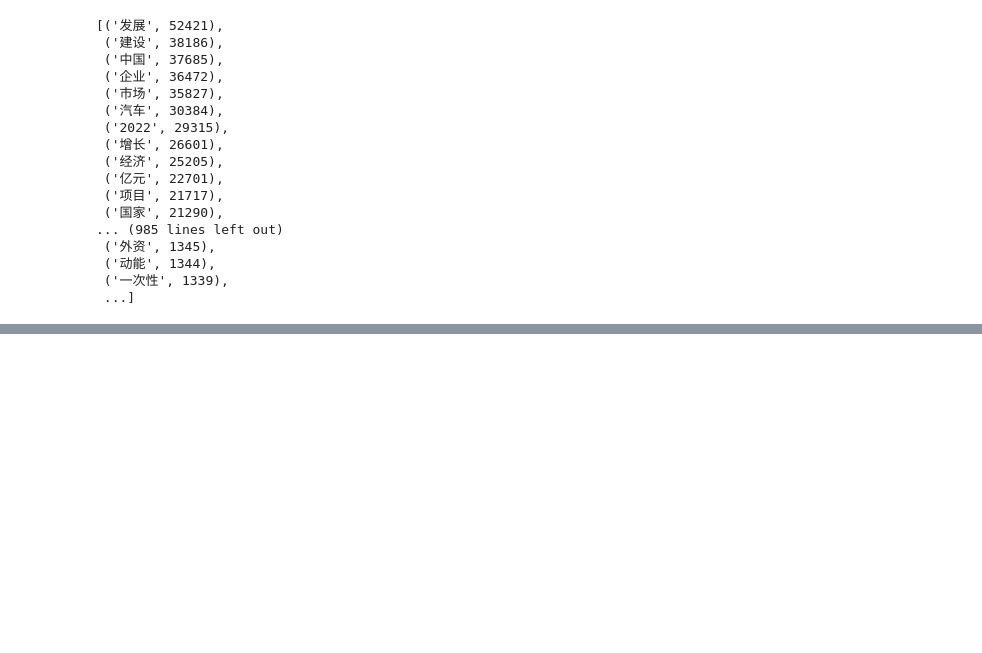
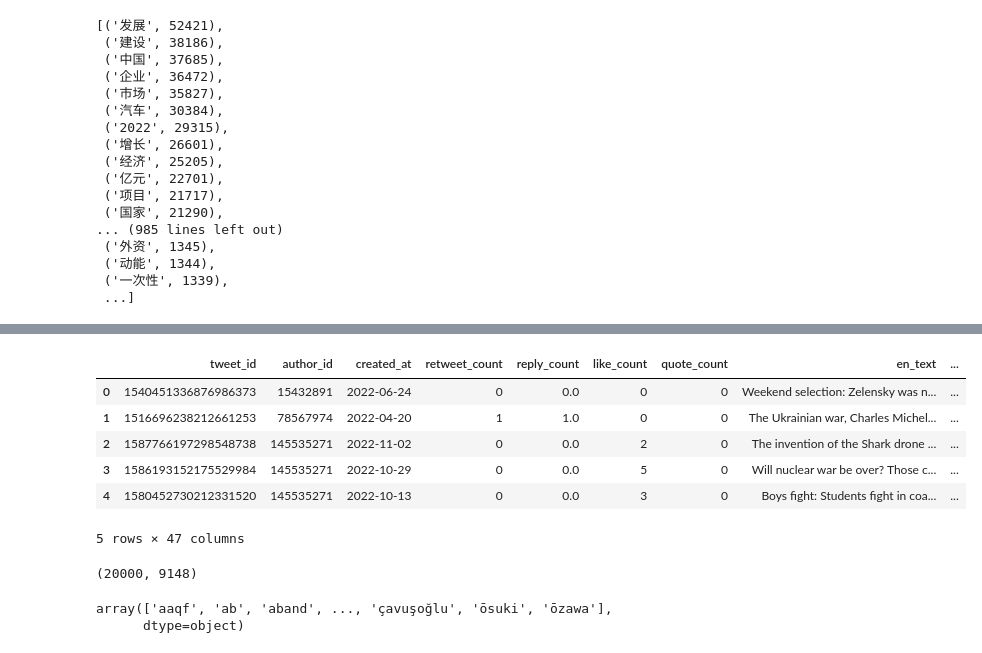
Before and after one commit to Fanhr/Text-Analysis-2024-Spring-Workshop, a Jupyter notebook: Bag_of_Words.ipynb, the cells around one changed output, grey strips where cells are left out. Drawn from its saved outputs; the diff is of its cells as text; code cells hidden in the pictures; blank space fills up the shorter version.

```diff
--- a/Bag_of_Words.ipynb
+++ b/Bag_of_Words.ipynb
@@ -318,0 +341,8 @@ sorted(word_freq.items(),key = lambda x:x[1], reverse=True)
+# %%
+tokenizer = TweetTokenizer()
+lemmatizer = WordNetLemmatizer()
+
+nltk.download('omw-1.4')
+nltk.download('wordnet')
+nltk.download('stopwords')
+stop_words = set(stopwords.words('english'))
@@ -318,0 +359,19 @@ sorted(word_freq.items(),key = lambda x:x[1], reverse=True)
+# %%
+def preprocess_text(text):
+    text = text.lower()
+    text = re.sub(r'http\S+','',text)
+    tokens = tokenizer.tokenize(text)
+    tokens = [lemmatizer.lemmatize(token) for token in tokens if token.isalpha() and token != 'rt' and token not in stop_words]
+    return tokens
+# %%
+df['preprocessed_text'] = df['en_text'].apply(preprocess_text)
+# %%
+df.head()
+# %% [output]
+|  | tweet_id | author_id | created_at | retweet_count | reply_count | like_count | quote_count | en_text | ... |
+| 0 | 1540451336876986373 | 15432891 | 2022-06-24 | 0 | 0.0 | 0 | 0 | Weekend selection: Zelensky was n... | ... |
+| 1 | 1516696238212661253 | 78567974 | 2022-04-20 | 1 | 1.0 | 0 | 0 | The Ukrainian war, Charles Michel... | ... |
+| 2 | 1587766197298548738 | 145535271 | 2022-11-02 | 0 | 0.0 | 2 | 0 | The invention of the Shark drone ... | ... |
+| 3 | 1586193152175529984 | 145535271 | 2022-10-29 | 0 | 0.0 | 5 | 0 | Will nuclear war be over? Those c... | ... |
+| 4 | 1580452730212331520 | 145535271 | 2022-10-13 | 0 | 0.0 | 3 | 0 | Boys fight: Students fight in coa... | ... |
+5 rows × 47 columns
@@ -318,0 +381,9 @@ sorted(word_freq.items(),key = lambda x:x[1], reverse=True)
+# %%
+X.shape
+# %% [output]
+(20000, 9148)
+# %%
+vectorizer.get_feature_names_out()
+# %% [output]
+array(['aaqf', 'ab', 'aband', ..., 'çavuşoğlu', 'ōsuki', 'ōzawa'],
+      dtype=object)
```
Also changed, not shown: parts of 15 cells of this notebook.
